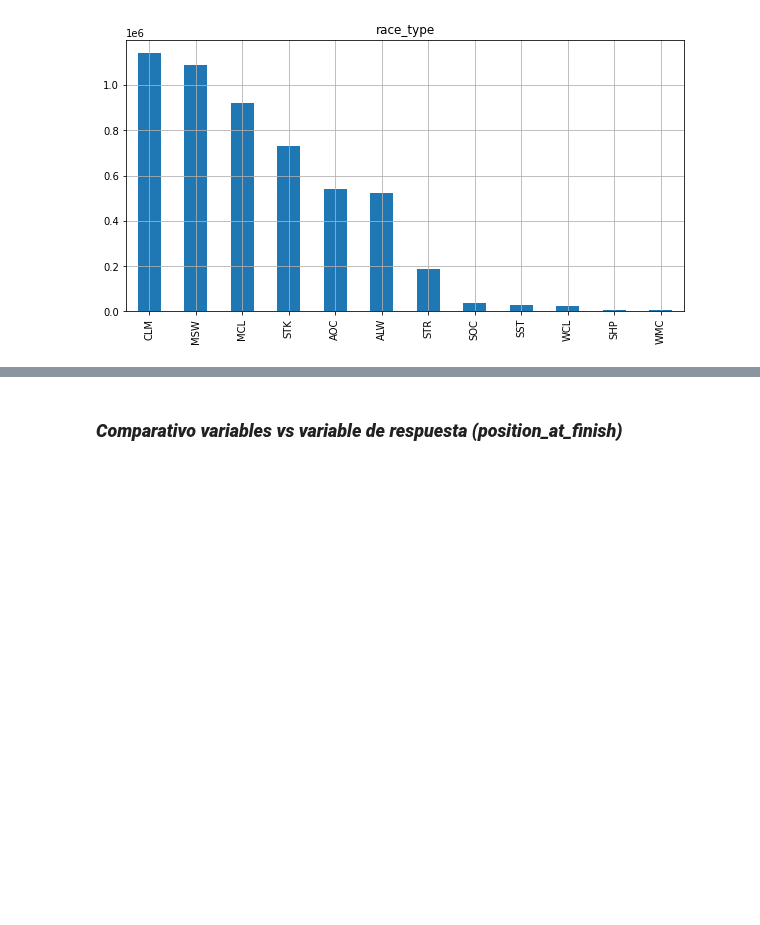
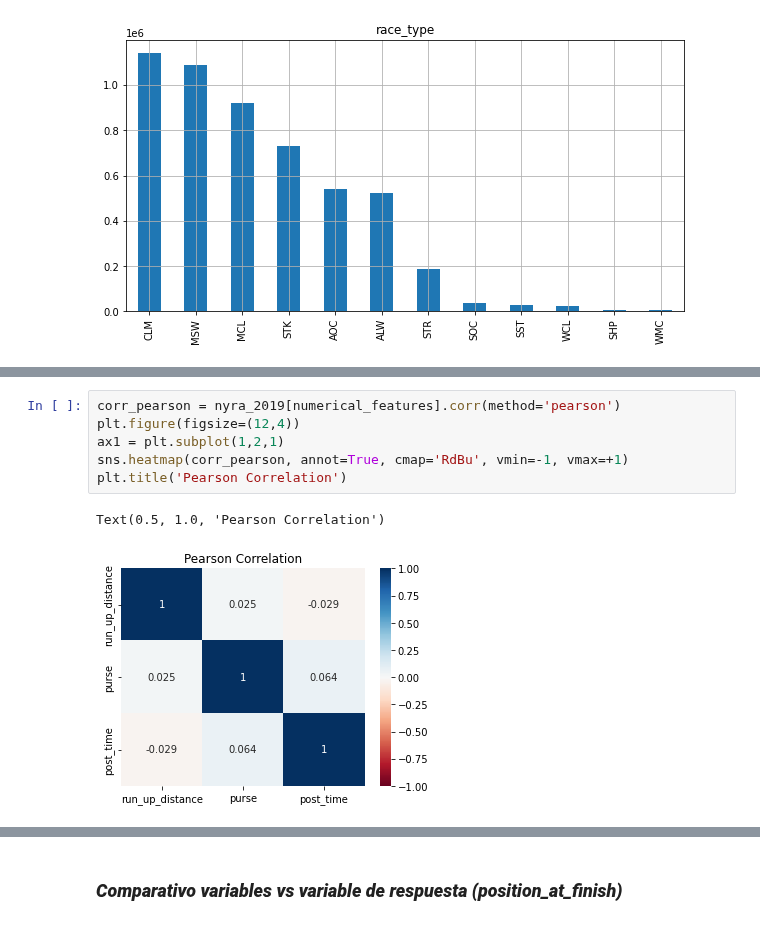
Before and after one commit to jsebastianquiroga/Big_Data-_Derby_2022_SI, a Jupyter notebook: Notebooks/Sistemas_Inteligentes.ipynb, the cells around one changed output, grey strips where cells are left out. Saved outputs shown, nothing was run; the diff lists cells and outputs as text; blank space fills up the shorter version.

```diff
--- a/Notebooks/Sistemas_Inteligentes.ipynb
+++ b/Notebooks/Sistemas_Inteligentes.ipynb
@@ -207,0 +209,9 @@ for f in numerical_features:
+# %%
+corr_pearson = nyra_2019[numerical_features].corr(method='pearson')
+plt.figure(figsize=(12,4))
+ax1 = plt.subplot(1,2,1)
+sns.heatmap(corr_pearson, annot=True, cmap='RdBu', vmin=-1, vmax=+1)
+plt.title('Pearson Correlation')
+# %% [output]
+Text(0.5, 1.0, 'Pearson Correlation')
+[figure, added]
```
Also changed, not shown: parts of 5 cells of this notebook.
